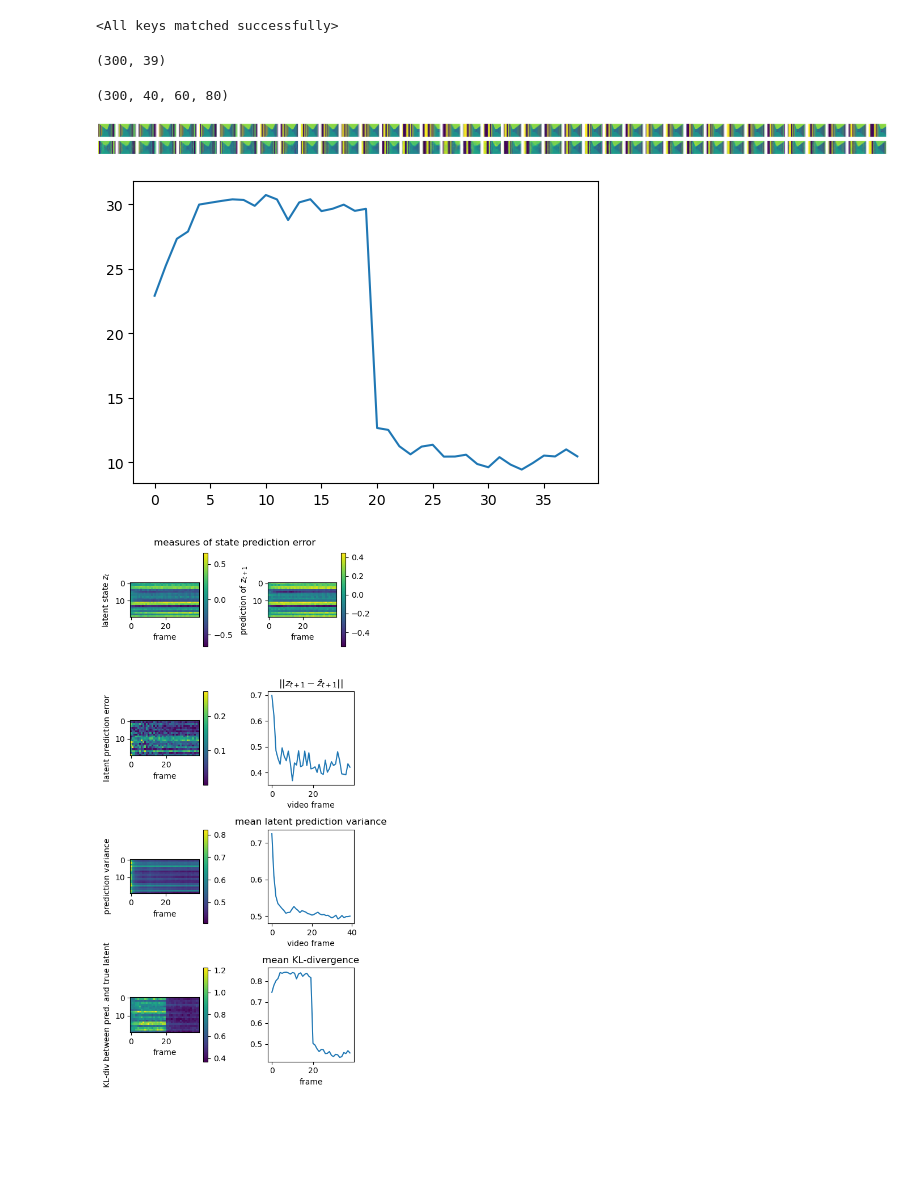
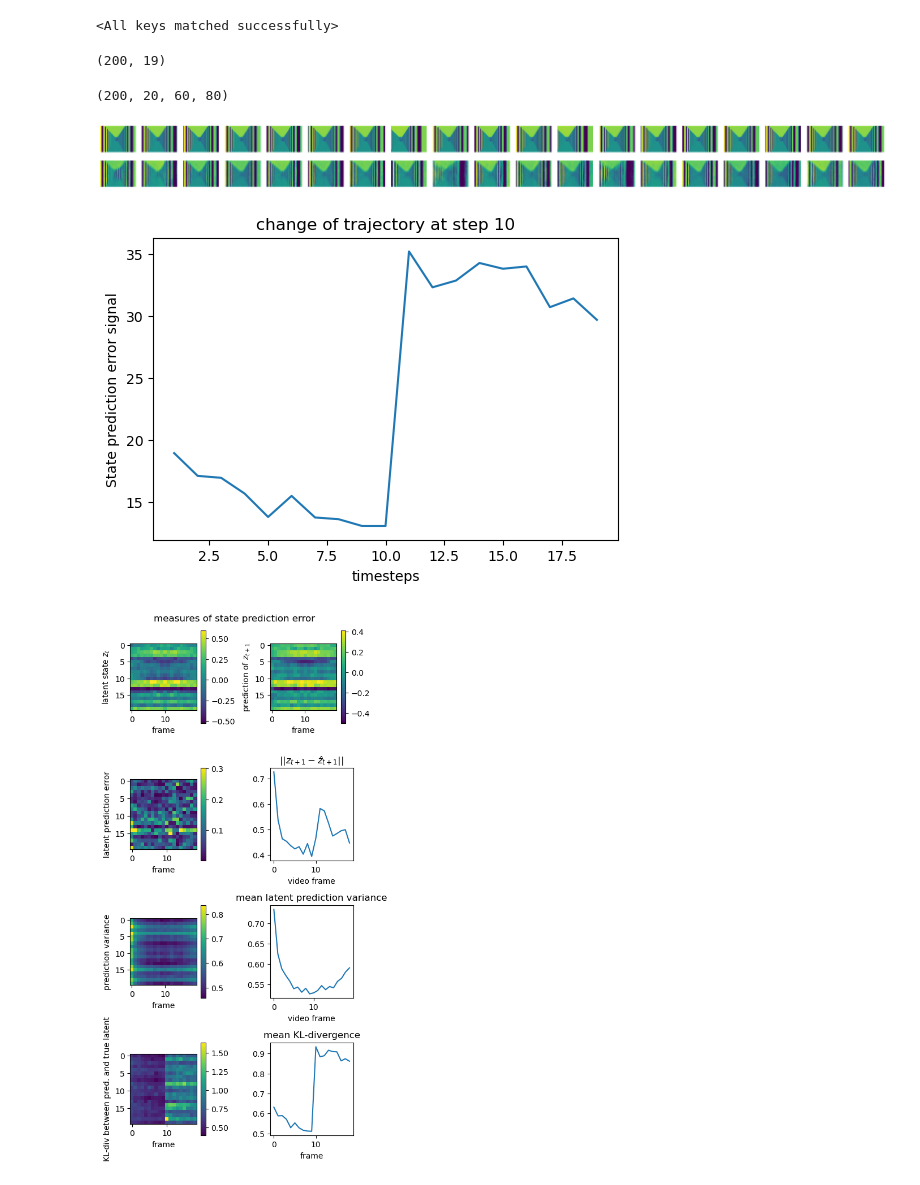
Before and after one commit to FelixHub/serotonin_model, a Jupyter notebook: src/miniworld/train_mdrnn.ipynb, the cells around one changed output. Saved outputs shown, nothing was run; the diff lists cells and outputs as text; code cells hidden in the pictures; blank space fills up the shorter version.

```diff
--- a/src/miniworld/train_mdrnn.ipynb
+++ b/src/miniworld/train_mdrnn.ipynb
@@ -13,6 +13,11 @@ import torch
 import torch.nn as nn
 import torch.nn.functional as F
 
+import matplotlib.pyplot as plt
+import matplotlib as mpl
+mpl.rcParams["figure.dpi"] = 100
+mpl.rcParams["savefig.dpi"] = 300
+
 from torch.utils.data import Dataset
 
 def count_parameters(net):
@@ -362,28 +367,33 @@ def run_model_prediction(video):
 
     return reconstructed_video,latent_video, latent_video_variance, mean_pred, sig_pred,predicted_video,loss
 # %%
-random_index_1 = np.random.randint(1000,size=300)
-random_index_2 = np.random.randint(1000,size=300)
+size = 200
+random_index_1 = np.random.randint(1000,size=size)
+random_index_2 = np.random.randint(1000,size=size)
 video = data[random_index_1,:]
 
-video = np.concatenate((data[random_index_1,0:40:2],data[random_index_1,40:60]),axis=1)# data[random_index_1,30:50]  #
+video = np.concatenate((data[random_index_1,0:10],data[random_index_1,10:0:-1]),axis=1) #  data[random_index_1,:90]  #  #
 video = video.squeeze(2)
 reconstructed_video,latent_video, latent_video_variance, mean_pred, sig_pred,predicted_video,loss = run_model_prediction(video)
 reconstructed_video.shape
 # %% [output]
-(300, 39)
+(200, 19)
-(300, 40, 60, 80)
+(200, 20, 60, 80)
-# %%
-plot_video_comparison(video[0][1:],predicted_video[0][:-1])
-# %% [output]
-[figure, removed]
+# %%
+random_index_1 = np.random.randint(size,size=1)[0]
+plot_video_comparison(video[random_index_1][1:],predicted_video[random_index_1][:-1])
+# %% [output]
+[figure, added]
 # %%
 plt.figure()
-plt.plot(np.mean(loss,axis=0))
+plt.plot(list(range(1,20)),np.mean(loss,axis=0))
+plt.xlabel('timesteps')
+plt.ylabel('State prediction error signal')
+plt.title('change of trajectory at step 10')
 plt.show()
 # %% [output]
-[figure, old version]
+[figure, new version]
 # %%
 plot_SPE_metrics(latent_video, latent_video_variance, mean_pred, sig_pred)
 # %% [output]
-[figure, old version]
+[figure, new version]
```
Also changed, not shown: parts of 1 cell of this notebook.
